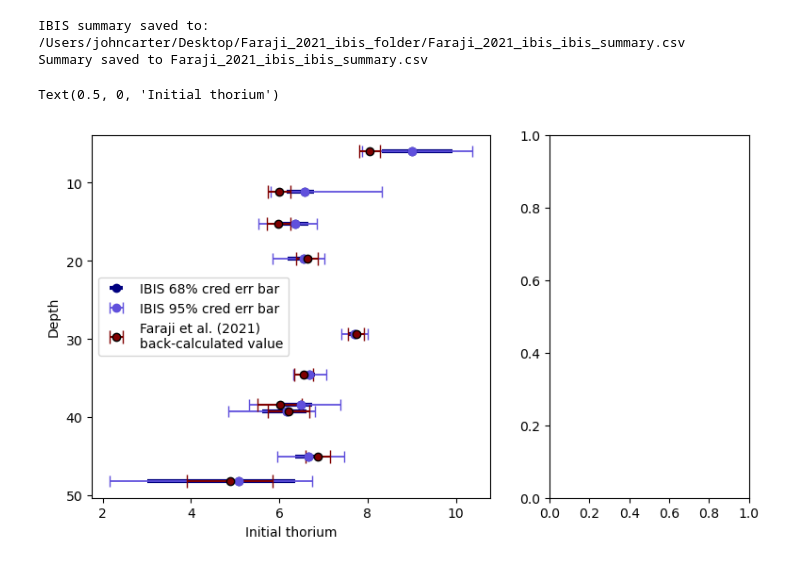
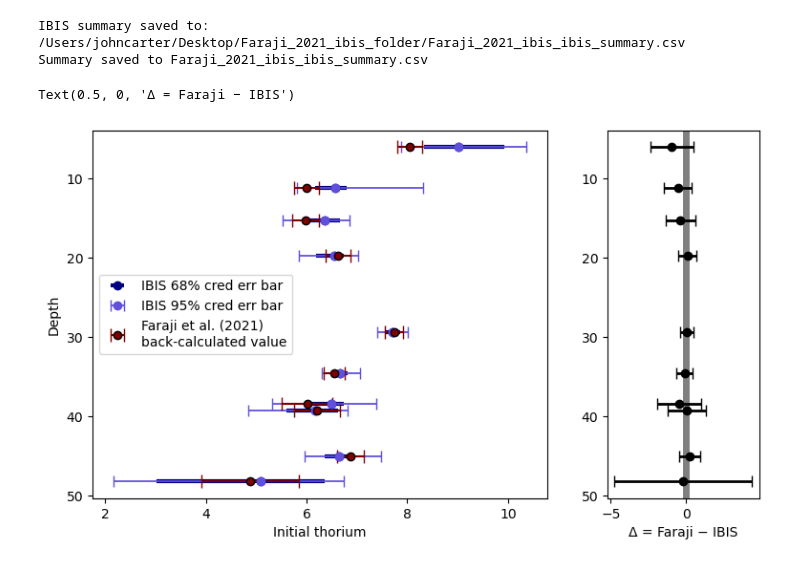
Before and after one commit to jcarter-1/IBIS-UTh, a Jupyter notebook: examples/Faraji2021.ipynb, the cells around one changed output. Saved outputs shown, nothing was run; the diff lists cells and outputs as text; code cells hidden in the pictures.

```diff
--- a/examples/Faraji2021.ipynb
+++ b/examples/Faraji2021.ipynb
@@ -241,44 +241,69 @@ import numpy as np
 import matplotlib.pyplot as plt
 df_summary = pd.read_csv("/Users/johncarter/Desktop/Faraji_2021_ibis_folder/Faraji_2021_ibis_ibis_summary.csv")
 # %%
-def MonteCarloDelta(x, xerr, y, yerr):
-    n_mc = 10000
-    N = np.zeros(len(x), n_mc)
-    for i in range(n_mc):
+# delta
+# point estimates
+ibis = df_summary['initial thorium'].to_numpy()
+far  = np.asarray(Faraji_val_est)  # same length as df_summary
+depth = df_summary['Depth_Meas'].to_numpy()
+
+# choose which IBIS 1σ to use based on which side Faraji lies
+ibis_sig_lo = df_summary['Th0_err_lo68'].to_numpy()
+ibis_sig_hi = df_summary['Th0_err_hi68'].to_numpy()
+ibis_sig_side = np.where(far < ibis, ibis_sig_lo, ibis_sig_hi)
+
+# Faraji 1σ (if yours is already 68%; if it's 95% convert first)
+far_sig = np.asarray(Faraji_err_est)
+
+# delta and uncertainty (assuming independent)
+delta = far - ibis
+delta_sig = np.sqrt(far_sig**2 + ibis_sig_side**2)
 # %%
 import matplotlib.pyplot as plt
 fig,ax = plt.subplots(1,2, figsize = (9, 5),
-                     gridspec_kw={"width_ratios": [2, 1]})
+                     gridspec_kw={"width_ratios": [3, 1]})
 
 ax[0].errorbar(y = df_summary['Depth_Meas'],
             x = df_summary['initial thorium'],
             xerr = np.vstack([df_summary['Th0_err_lo68'],
                              df_summary['Th0_err_hi68']]),
               fmt = 'o', lw = 3,
             color = 'navy',
               label = 'IBIS 68% cred err bar')
 
 ax[0].errorbar(y = df_summary['Depth_Meas'],
             x = df_summary['initial thorium'],
             xerr = np.vstack([df_summary['Th0_err_lo95'],
                              df_summary['Th0_err_hi95']]),
               fmt = 'o', lw = 1.3,
               label = 'IBIS 95% cred err bar',
            capsize = 4,
            color = '#6050DC')
 
 ax[0].errorbar(x = Faraji_val_est,
              xerr = Faraji_err_est,
              y = df_summary['Depth_Meas'],
              fmt = 'o',
              capsize = 5, color = 'maroon',
             label = 'Faraji et al. (2021)\nback-calculated value',
             markeredgecolor= 'k')
 
 ax[0].legend()
 ax[0].invert_yaxis()
 ax[0].set_ylabel('Depth')
 ax[0].set_xlabel('Initial thorium')
+
+
+# plot on ax[1]
+ax[1].errorbar(
+    x=delta, y=depth,
+    xerr=delta_sig * 2,
+    fmt='o', lw=2, capsize=4,
+    color='black', zorder = 1000
+)
+ax[1].axvline(0, lw=5, color='0.5')
+ax[1].invert_yaxis()
+ax[1].set_xlabel('Δ = Faraji − IBIS')
 # %% [output]
-Text(0.5, 0, 'Initial thorium')
+Text(0.5, 0, 'Δ = Faraji − IBIS')
-[figure, old version]
+[figure, new version]
```
